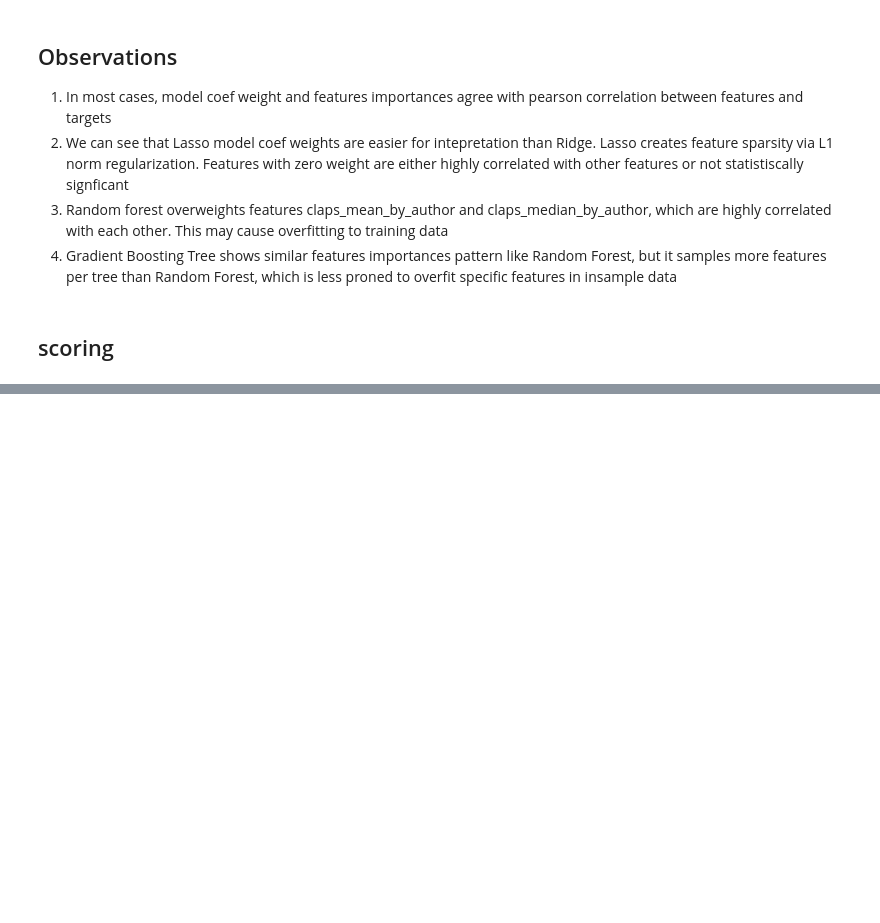
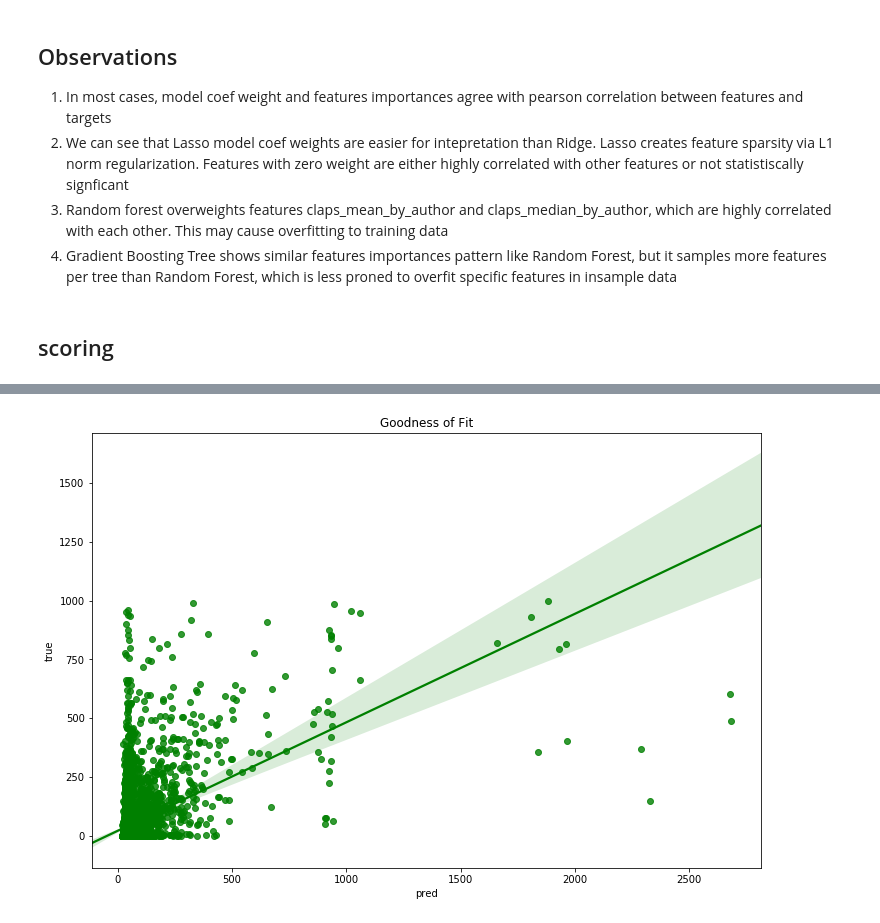
Before and after one commit to sherlockjjj/medium, a Jupyter notebook: analytics/notebooks/clap_prediction_V1.1.ipynb, the cells around one changed output, grey strips where cells are left out. Saved outputs shown, nothing was run; the diff lists cells and outputs as text; code cells hidden in the pictures; blank space fills up the shorter version.

```diff
--- a/analytics/notebooks/clap_prediction_V1.1.ipynb
+++ b/analytics/notebooks/clap_prediction_V1.1.ipynb
@@ -437,0 +454,7 @@ pd.DataFrame(
+# %%
+# 2. zoom in regression plot
+fig, ax = plt.subplots(figsize=(12, 8))
+ax.set_title('Goodness of Fit')
+ax = sns.regplot(x='pred', y='true', data=data[data.true < 1e3], color="g", ax=ax)
+# %% [output]
+[figure, added]
```
Also changed, not shown: parts of 11 cells of this notebook.
